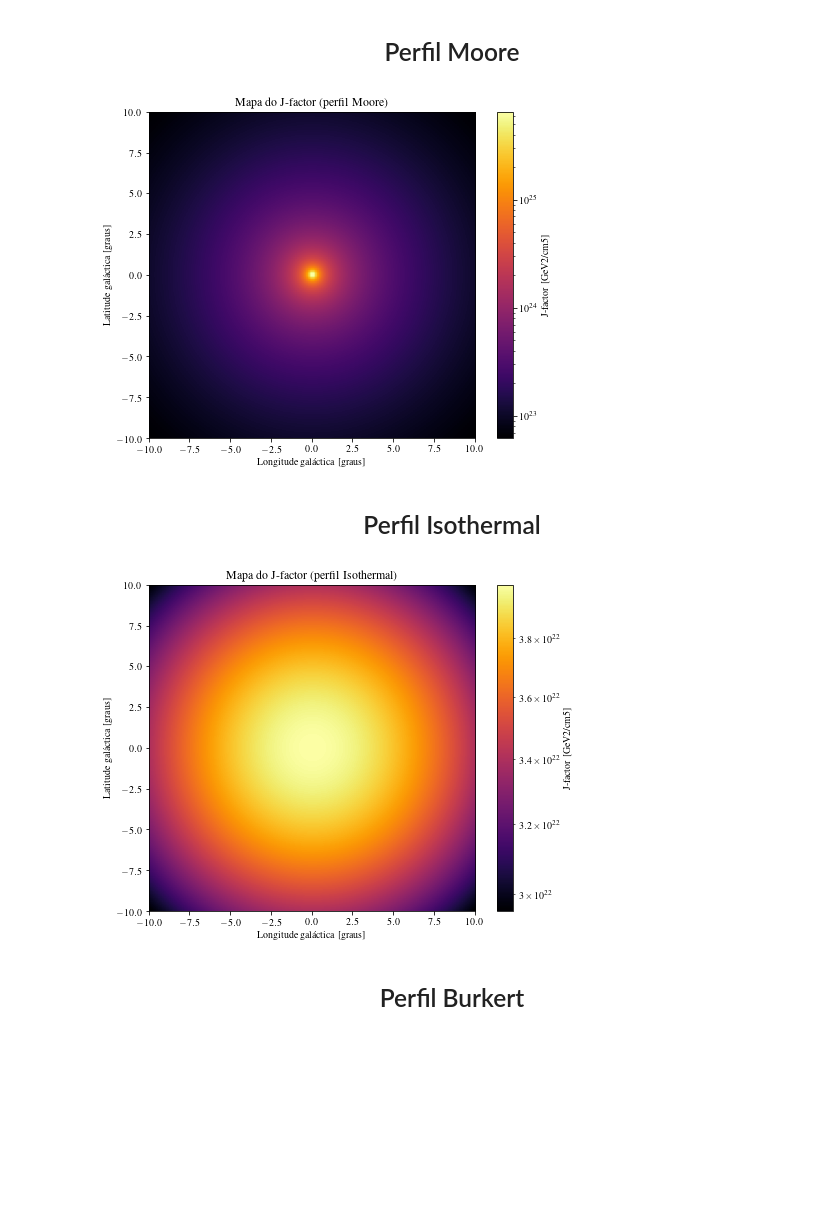
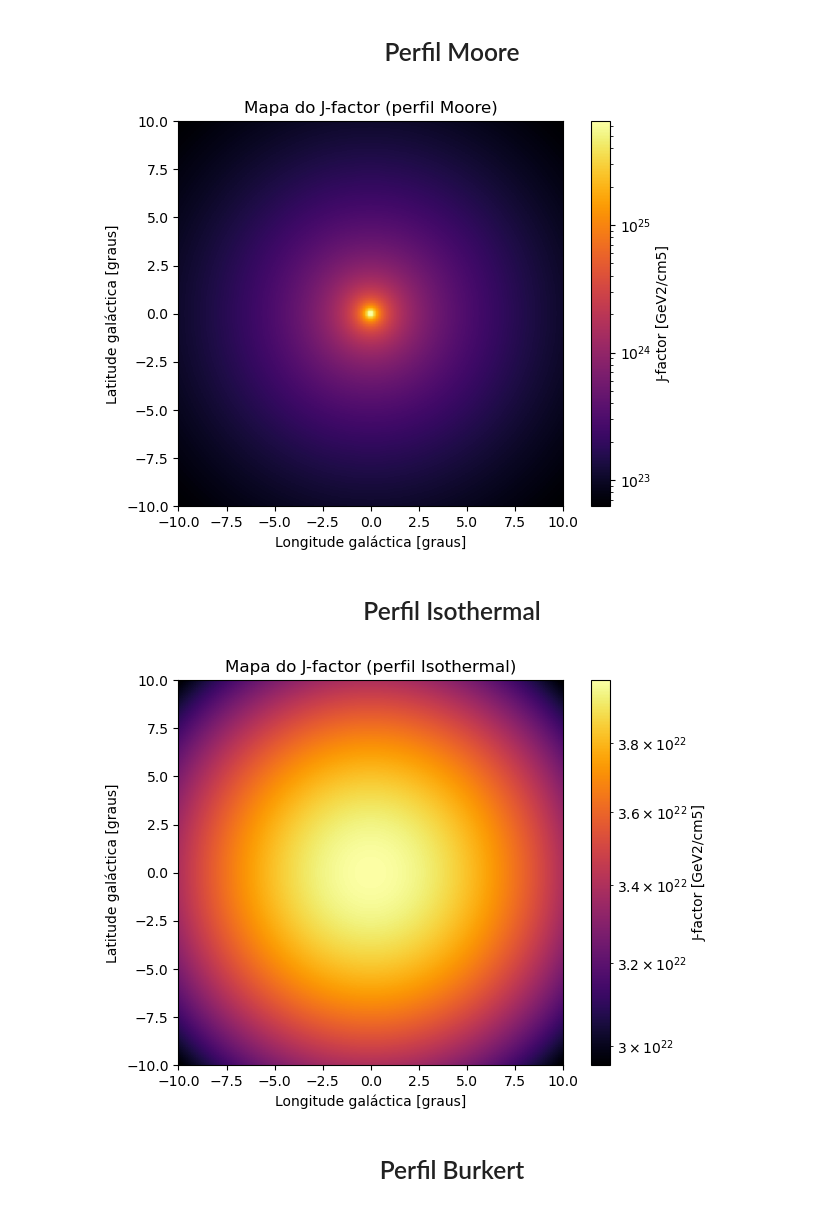
Before and after one commit to lrochacastro/Perfis-da-Materia-Escura, a Jupyter notebook: Perfis de Matéria Escura - Otimizado.ipynb, the cells around one changed output. Cells and saved outputs as stored; diff of their text form; code cells hidden in the pictures; blank space fills up the shorter version.

```diff
--- a/Perfis de Matéria Escura - Otimizado.ipynb
+++ b/Perfis de Matéria Escura - Otimizado.ipynb
@@ -204,7 +205,10 @@ J_aniq_all = {
     for name, prof in profiles.items()
 }
 # %%
-fig, ax = plt.subplots(figsize=(8,6))
+plt.style.use('default')
+fig, ax = plt.subplots(figsize=(7,5))
+fig.patch.set_facecolor('white')
+ax.set_facecolor('white')
 
 for i in range(len(J_aniq_all)):
     ax.plot(theta_deg, list(J_aniq_all.values())[i], label=list(J_aniq_all.keys())[i], linewidth=1.7)
@@ -254,7 +258,10 @@ J_dec_all = {
     for name, prof in profiles.items()
 }
 # %%
-fig, ax = plt.subplots(figsize=(8,6))
+plt.style.use('default')
+fig, ax = plt.subplots(figsize=(7,5))
+fig.patch.set_facecolor('white')
+ax.set_facecolor('white')
 
 for i in range(len(J_aniq_all)):
     ax.plot(theta_deg, list(J_dec_all.values())[i], label=list(J_dec_all.keys())[i], linewidth=1.7)
@@ -399,15 +409,16 @@ for i in range(lv_rad.shape[0]):
         Jmap_m[i, j] = J_moore(lv_rad[i, j], bv_rad[i, j])
 # %%
 #Plot
-plt.figure(figsize=(8, 6))
+plt.figure(figsize=(7, 5))
 plt.imshow(Jmap_m, extent=[l.min(), l.max(), b.min(), b.max()],
             cmap="inferno", origin='lower', norm=LogNorm())
 plt.xlabel("Longitude galáctica [graus]")
 plt.ylabel("Latitude galáctica [graus]")
 plt.colorbar(label="J-factor [GeV2/cm5]")
-plt.title("Mapa do J-factor (perfil Moore)");
+plt.title("Mapa do J-factor (perfil Moore)")
+plt.show()
 # %% [output]
-[figure, old version]
+[figure, new version]
 # %% [markdown]
 ##### <p style="text-align: center; font-family:times; font-size:2em;">Perfil Isothermal</p>
 # %%
@@ -425,15 +436,16 @@ for i in range(lv_rad.shape[0]):
         Jmap_I[i, j] = J_Isothermal(lv_rad[i, j], bv_rad[i, j])
 # %%
 #Plot
-plt.figure(figsize=(8, 6))
+plt.figure(figsize=(7, 5))
 plt.imshow(Jmap_I, extent=[l.min(), l.max(), b.min(), b.max()],
             cmap="inferno", origin='lower', norm=LogNorm())
 plt.xlabel("Longitude galáctica [graus]")
 plt.ylabel("Latitude galáctica [graus]")
 plt.colorbar(label="J-factor [GeV2/cm5]")
-plt.title("Mapa do J-factor (perfil Isothermal)");
+plt.title("Mapa do J-factor (perfil Isothermal)")
+plt.show()
 # %% [output]
-[figure, old version]
+[figure, new version]
 # %% [markdown]
 ##### <p style="text-align: center; font-family:times; font-size:2em;">Perfil Burkert</p>
 # %%
```
Also changed, not shown: parts of 20 cells of this notebook.
